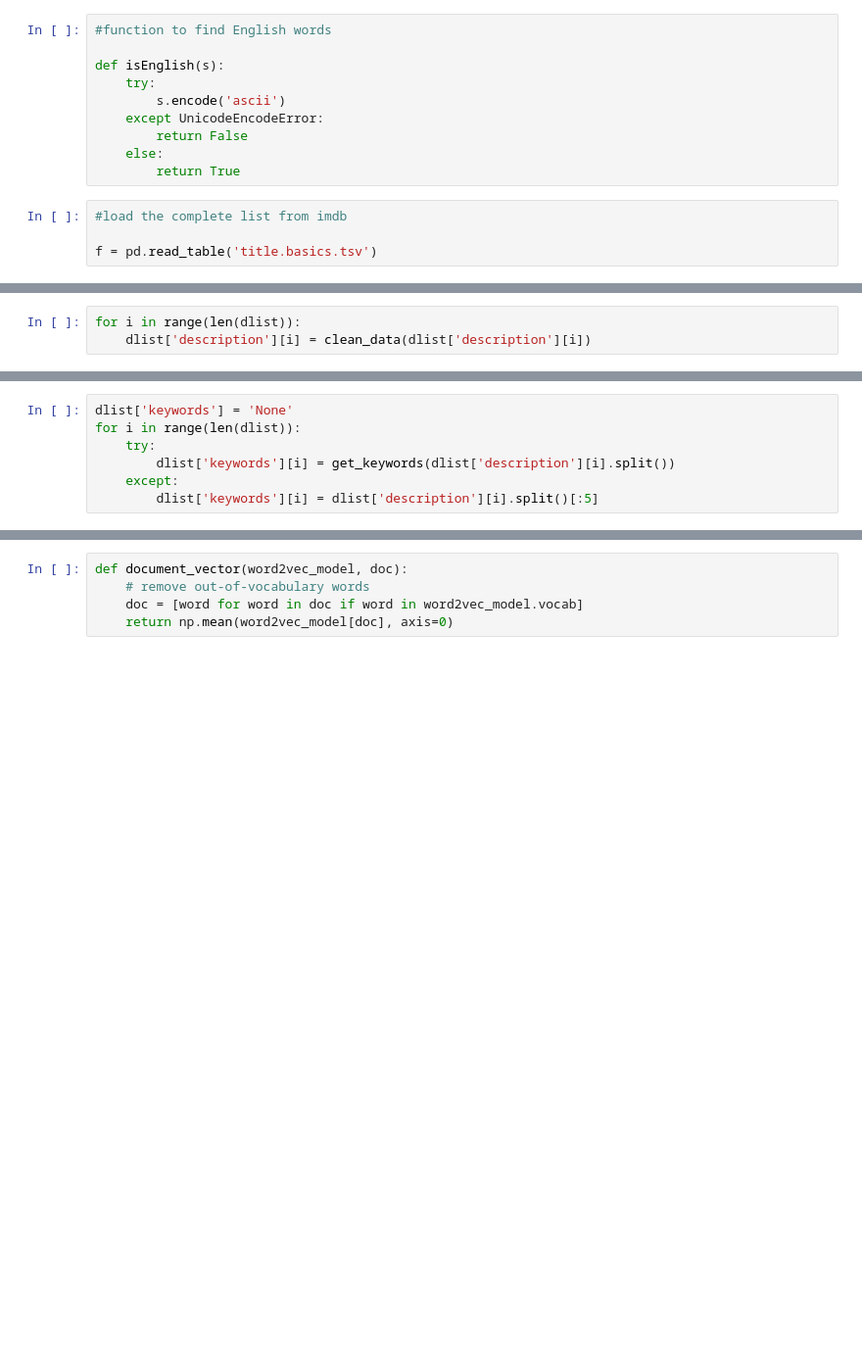
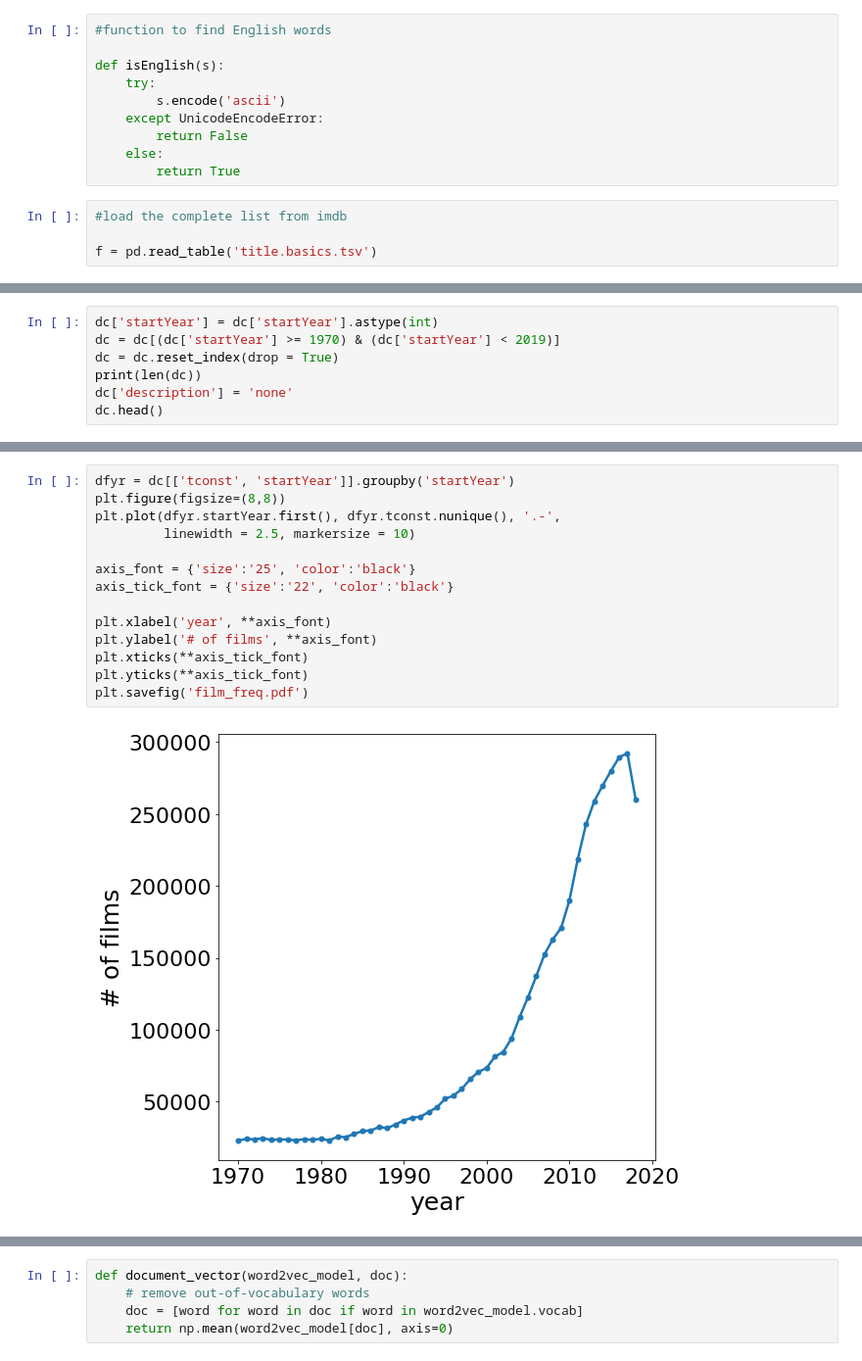
Before and after one commit to mnathvt/newsrecdocfilms, a Jupyter notebook: get_imdb_data.ipynb, the cells around one changed output, grey strips where cells are left out. Shown: that part at 98% size. Drawn from its saved outputs; the diff is of its cells as text; blank space fills up the shorter version.

```diff
--- a/get_imdb_data.ipynb
+++ b/get_imdb_data.ipynb
@@ -167,3 +32,0 @@ def clean_data(string_text):
-# %%
-for i in range(len(dlist)):
-    dlist['description'][i] = clean_data(dlist['description'][i])
@@ -223,7 +32,0 @@ def get_keywords(desc):
-# %%
-dlist['keywords'] = 'None'
-for i in range(len(dlist)):
-    try:
-        dlist['keywords'][i] = get_keywords(dlist['description'][i].split())
-    except:
-        dlist['keywords'][i] = dlist['description'][i].split()[:5]
@@ -251,0 +84,7 @@ model = KeyedVectors.load_word2vec_format('GoogleNews-vectors-negative300.bin',
+# %%
+dc['startYear'] = dc['startYear'].astype(int)
+dc = dc[(dc['startYear'] >= 1970) & (dc['startYear'] < 2019)]
+dc = dc.reset_index(drop = True)
+print(len(dc))
+dc['description'] = 'none'
+dc.head()
@@ -251,0 +99,16 @@ model = KeyedVectors.load_word2vec_format('GoogleNews-vectors-negative300.bin',
+# %%
+dfyr = dc[['tconst', 'startYear']].groupby('startYear')
+plt.figure(figsize=(8,8))
+plt.plot(dfyr.startYear.first(), dfyr.tconst.nunique(), '.-',
+         linewidth = 2.5, markersize = 10)
+
+axis_font = {'size':'25', 'color':'black'}
+axis_tick_font = {'size':'22', 'color':'black'}
+
+plt.xlabel('year', **axis_font)
+plt.ylabel('# of films', **axis_font)
+plt.xticks(**axis_tick_font)
+plt.yticks(**axis_tick_font)
+plt.savefig('film_freq.pdf')
+# %% [output]
+[figure, added]
```
Also changed, not shown: parts of 59 cells of this notebook.
